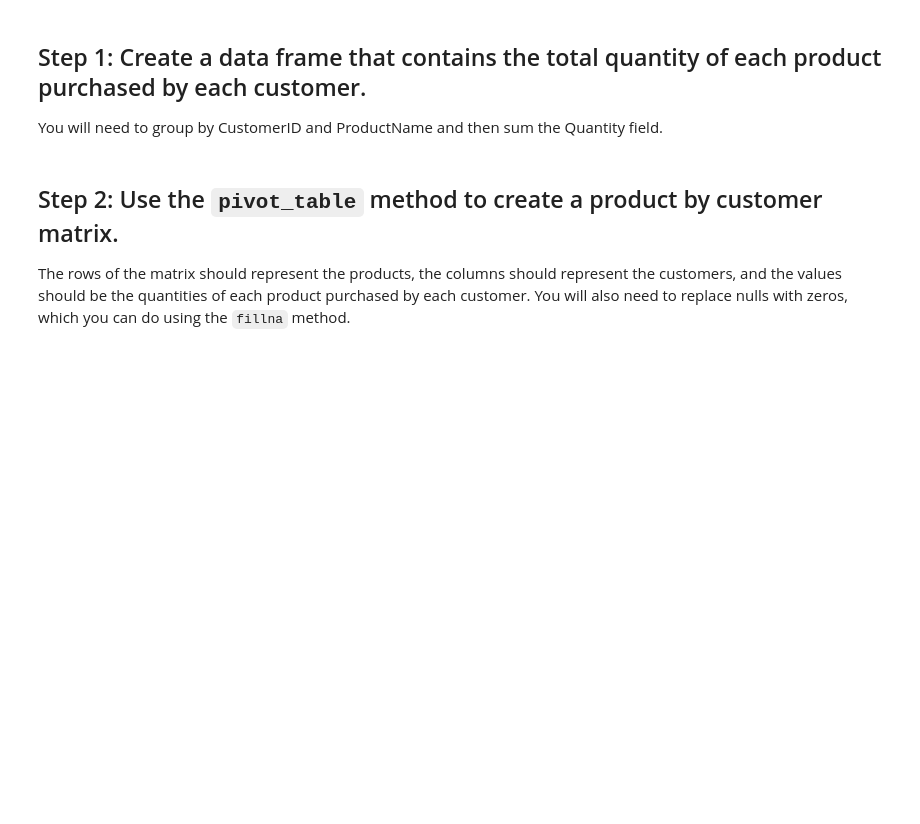
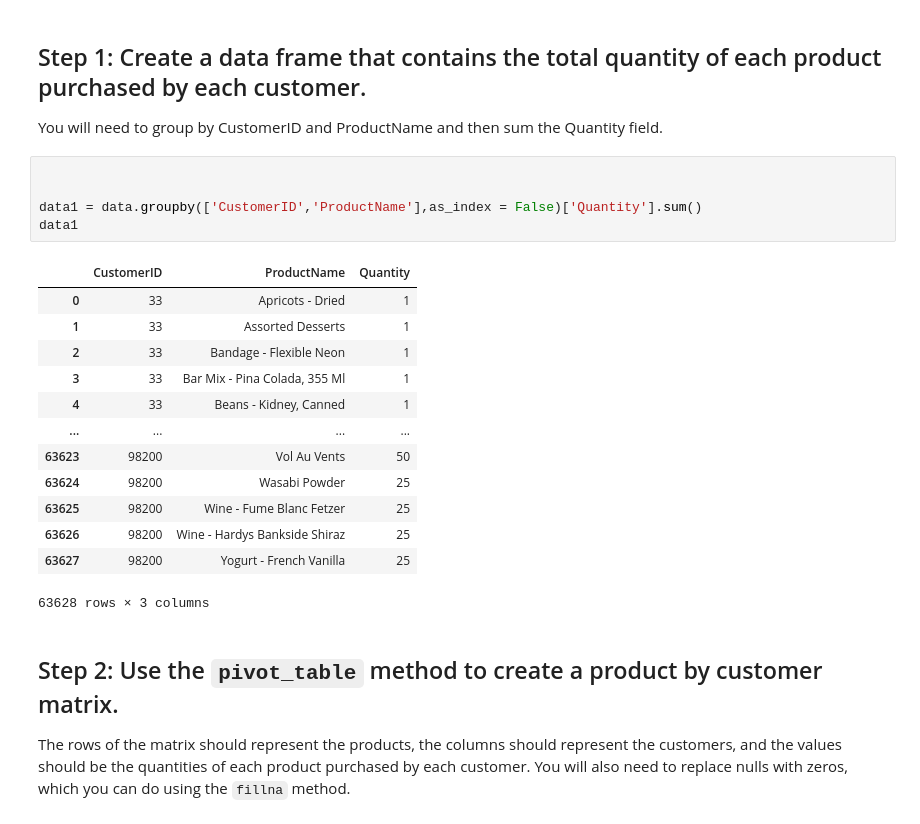
Before and after one commit to napoleonthevitzla/dataptmad1121_labs, a Jupyter notebook: extra-work/m2/lab-intro-recommender-systems/your-code/main.ipynb, the cells around one changed output. Drawn from its saved outputs; the diff is of its cells as text; blank space fills up the shorter version.

```diff
--- a/extra-work/m2/lab-intro-recommender-systems/your-code/main.ipynb
+++ b/extra-work/m2/lab-intro-recommender-systems/your-code/main.ipynb
@@ -17,6 +22,25 @@ data.head()
 ## Step 1: Create a data frame that contains the total quantity of each product purchased by each customer.
 
 You will need to group by CustomerID and ProductName and then sum the Quantity field.
+# %%
+
+
+data1 = data.groupby(['CustomerID','ProductName'],as_index = False)['Quantity'].sum()
+data1
+# %% [output]
+|  | CustomerID | ProductName | Quantity |
+| 0 | 33 | Apricots - Dried | 1 |
+| 1 | 33 | Assorted Desserts | 1 |
+| 2 | 33 | Bandage - Flexible Neon | 1 |
+| 3 | 33 | Bar Mix - Pina Colada, 355 Ml | 1 |
+| 4 | 33 | Beans - Kidney, Canned | 1 |
+| ... | ... | ... | ... |
+| 63623 | 98200 | Vol Au Vents | 50 |
+| 63624 | 98200 | Wasabi Powder | 25 |
+| 63625 | 98200 | Wine - Fume Blanc Fetzer | 25 |
+| 63626 | 98200 | Wine - Hardys Bankside Shiraz | 25 |
+| 63627 | 98200 | Yogurt - French Vanilla | 25 |
+63628 rows × 3 columns
 # %% [markdown]
 ## Step 2: Use the `pivot_table` method to create a product by customer matrix.
 
```
Also changed, not shown: parts of 10 cells of this notebook.
